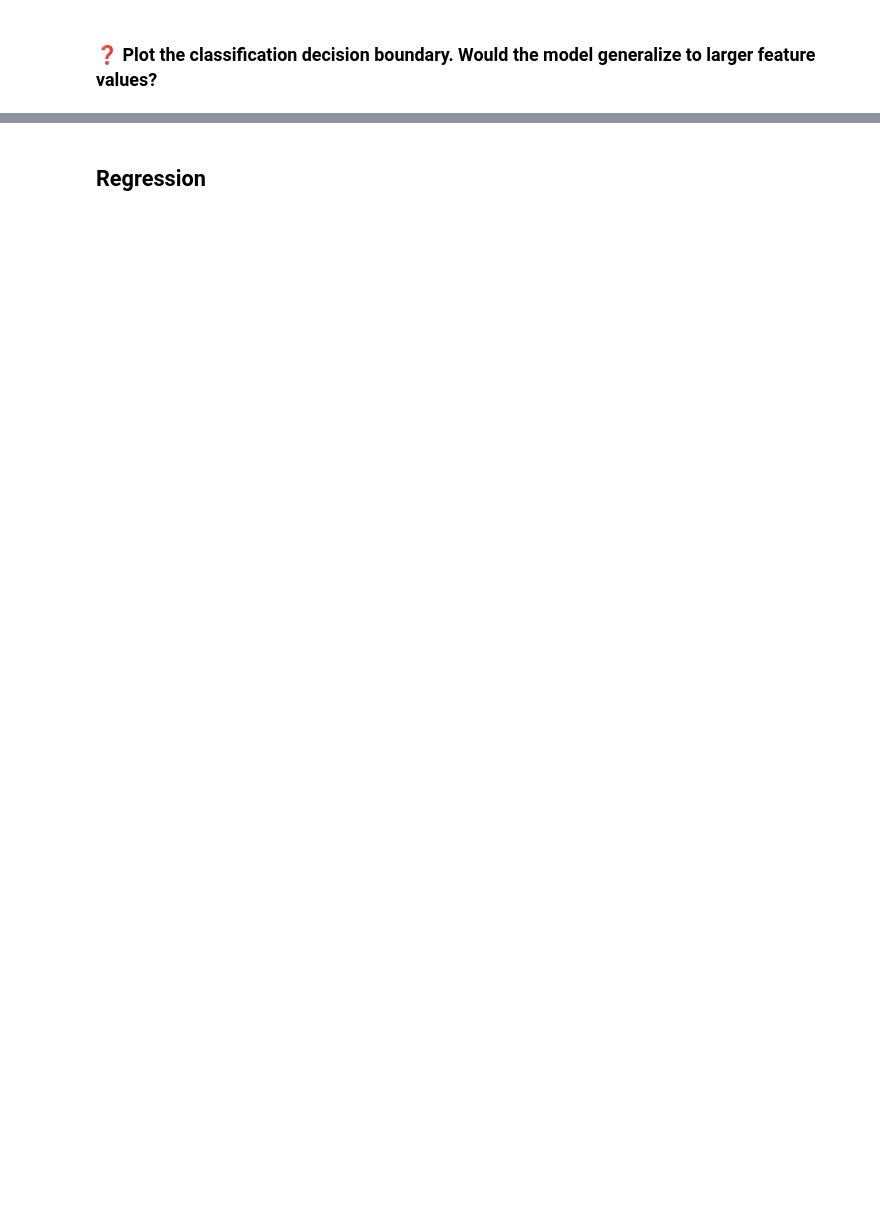
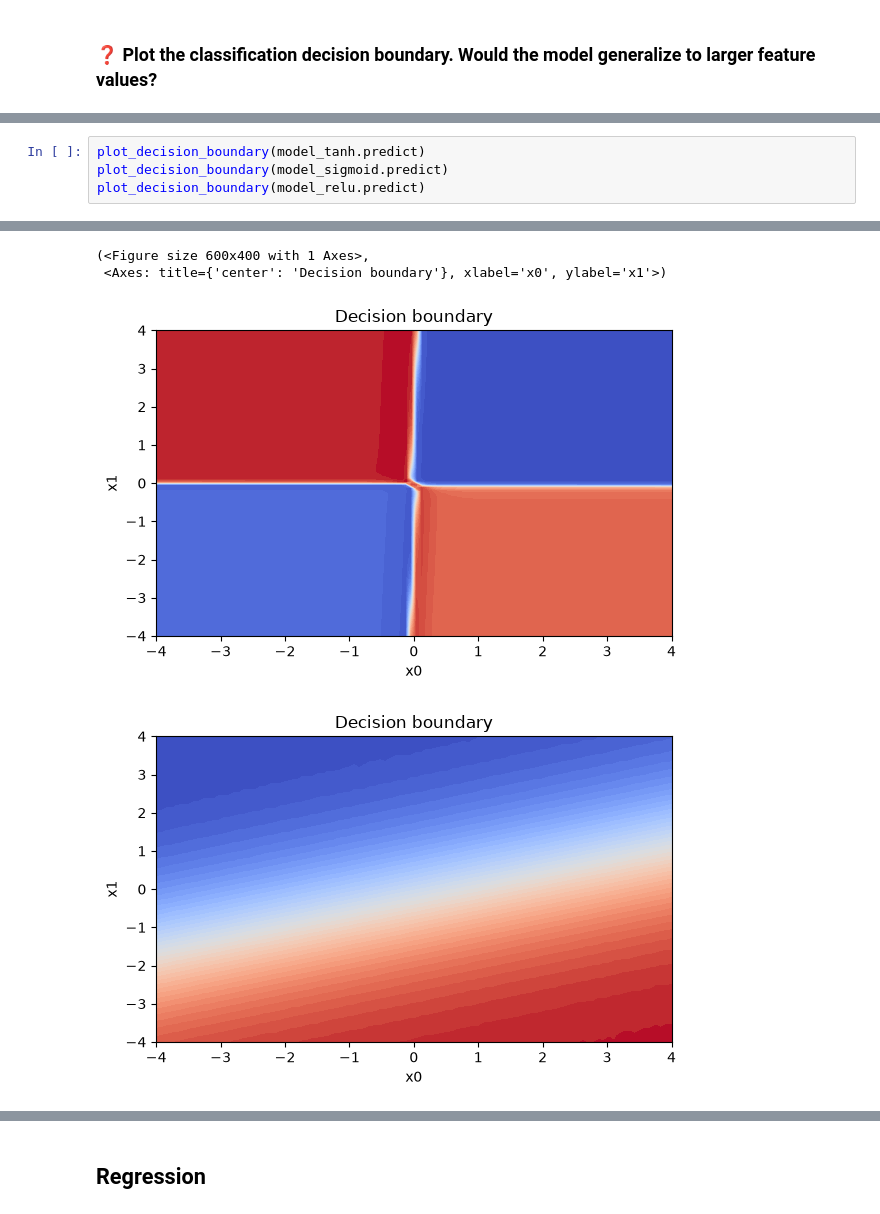
Before and after one commit to savmidt/tdt4172_intro_ml, a Jupyter notebook: Assignment3/problem.ipynb, the cells around one changed output, grey strips where cells are left out. Saved outputs shown, nothing was run; the diff lists cells and outputs as text; blank space fills up the shorter version.

```diff
--- a/Assignment3/problem.ipynb
+++ b/Assignment3/problem.ipynb
@@ -166,0 +216,5 @@ ValueError: cannot reshape array of size 20000 into shape (100,100)
+# %%
+plot_decision_boundary(model_tanh.predict)
+plot_decision_boundary(model_sigmoid.predict)
+plot_decision_boundary(model_relu.predict)
+# %% [output]
@@ -166,0 +224,4 @@ ValueError: cannot reshape array of size 20000 into shape (100,100)
+(<Figure size 600x400 with 1 Axes>,
+ <Axes: title={'center': 'Decision boundary'}, xlabel='x0', ylabel='x1'>)
+[figure, added]
+[figure, added]
```
Also changed, not shown: parts of 12 cells of this notebook.
